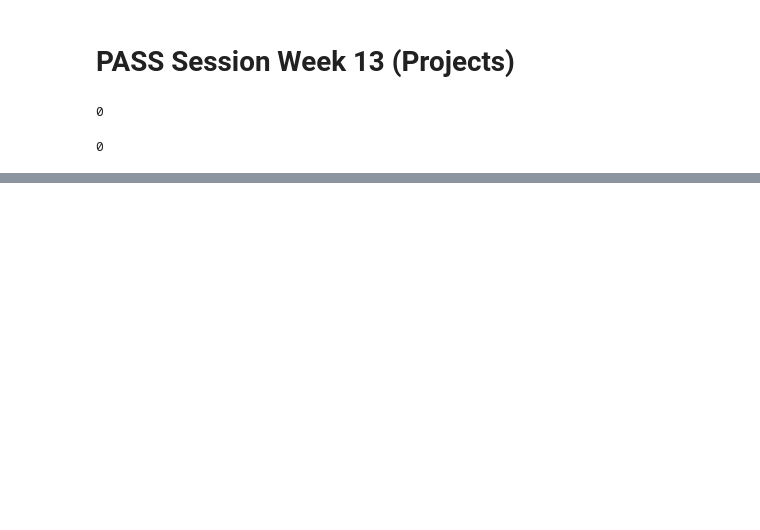
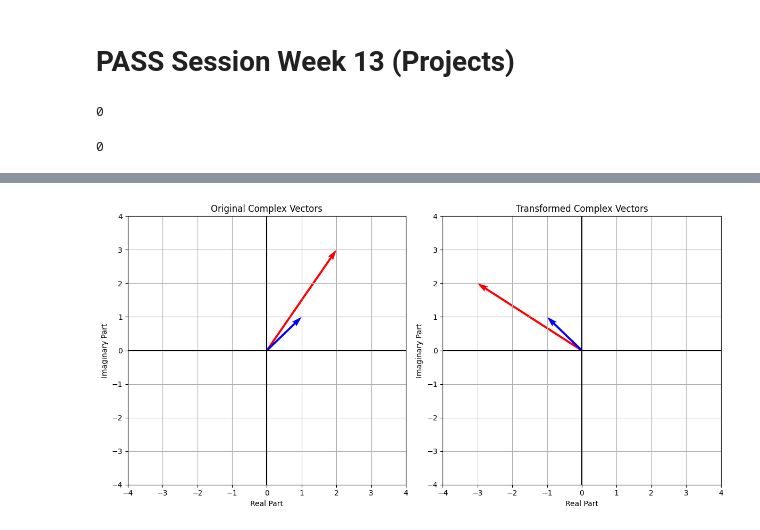
Before and after one commit to CodeBySohyun/PASS, a Jupyter notebook: pass_tutorial.ipynb, the cells around one changed output, grey strips where cells are left out. Drawn from its saved outputs; the diff is of its cells as text; code cells hidden in the pictures; blank space fills up the shorter version.

```diff
--- a/pass_tutorial.ipynb
+++ b/pass_tutorial.ipynb
@@ -365,0 +421,42 @@ subprocess.call(['open', fourth_year])
+# %%
+# Define two complex vectors
+v1_complex = np.array([2 + 3j, 1 - 1j])
+v2_complex = np.array([1 + 1j, -1 + 2j])
+
+# Define a unitary transformation matrix (complex plane)
+A_complex = np.array([[1j, 0],
+                      [0, -1j]])
+
+# Apply the transformation
+v1_complex_transformed = A_complex @ v1_complex
+v2_complex_transformed = A_complex @ v2_complex
+
+# Plot the complex vectors before and after transformation
+plt.figure(figsize=(12, 6))
+plt.subplot(1, 2, 1)
+plt.quiver([0, 0], [0, 0], [v1_complex.real[0], v2_complex.real[0]], [v1_complex.imag[0], v2_complex.imag[0]], angles='xy', scale_units='xy', scale=1, color=['r', 'b'])
+plt.xlim(-4, 4)
+plt.ylim(-4, 4)
+plt.xlabel('Real Part')
+plt.ylabel('Imaginary Part')
+plt.title('Original Complex Vectors')
+plt.grid(True)
+plt.axhline(y=0, color='k')
+plt.axvline(x=0, color='k')
+
+plt.subplot(1, 2, 2)
+plt.quiver([0, 0], [0, 0], [v1_complex_transformed.real[0], v2_complex_transformed.real[0]], [v1_complex_transformed.imag[0], v2_complex_transformed.imag[0]], angles='xy', scale_units='xy', scale=1, color=['r', 'b'])
+plt.xlim(-4, 4)
+plt.ylim(-4, 4)
+plt.xlabel('Real Part')
+plt.ylabel('Imaginary Part')
+plt.title('Transformed Complex Vectors')
+plt.grid(True)
+plt.axhline(y=0, color='k')
+plt.axvline(x=0, color='k')
+
+# Show the plot for the real plane
+plt.tight_layout()
+plt.show()
+# %% [output]
+[figure, added]
```
Also changed, not shown: parts of 11 cells of this notebook, 2 other files.
